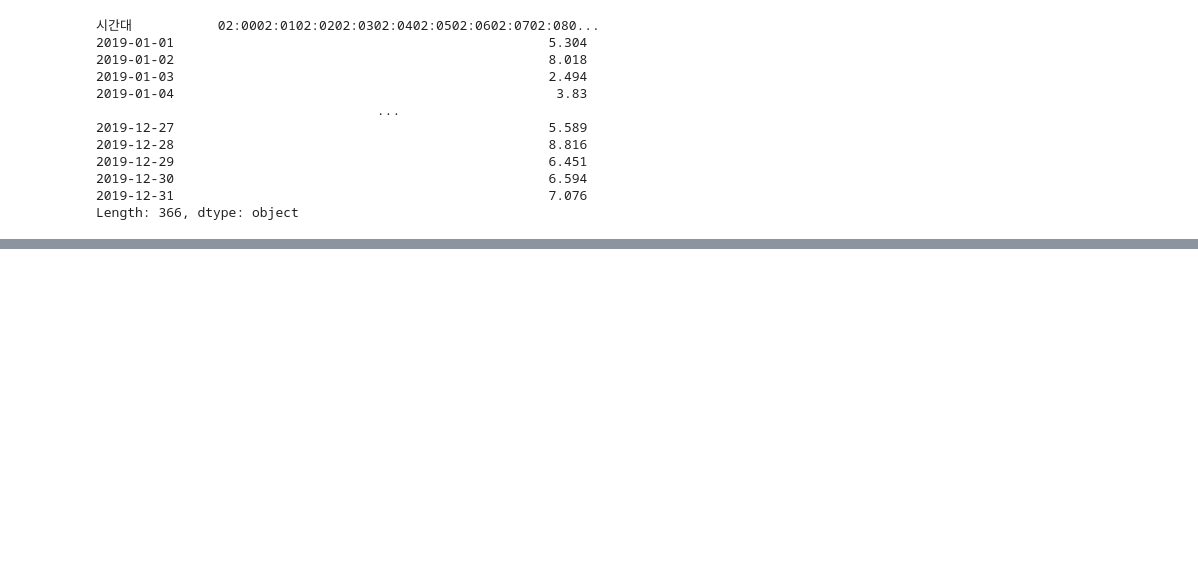
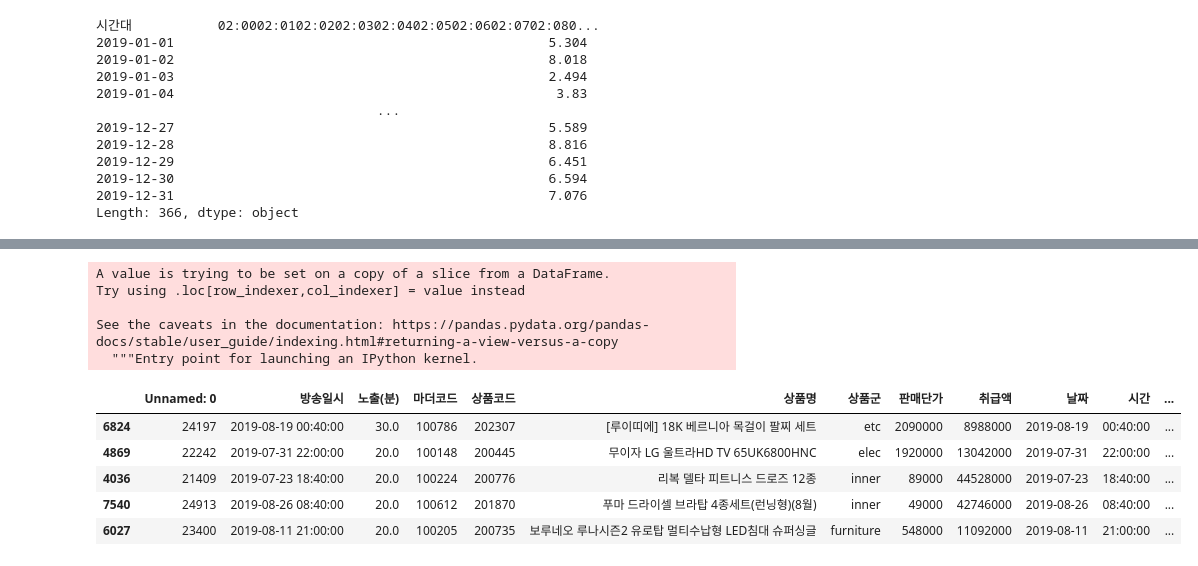
Before and after one commit to HWANG-HOE-SUN/bigcon, a Jupyter notebook: Code_Merge.ipynb, the cells around one changed output, grey strips where cells are left out. Saved outputs shown, nothing was run; the diff lists cells and outputs as text; code cells hidden in the pictures; blank space fills up the shorter version.

```diff
--- a/Code_Merge.ipynb
+++ b/Code_Merge.ipynb
@@ -682,0 +680,3 @@ fmt = '.2f', linewidths=.5, cmap='Blues')
+# %%
+y_train = train['주문량']
+x_train = train.drop('주문량',axis=1)
@@ -682,0 +706,3 @@ fmt = '.2f', linewidths=.5, cmap='Blues')
+# %%
+from sklearn.model_selection import train_test_split
+X_train, X_test, Y_train, Y_test = train_test_split(x_train, y_train, test_size=0.2, random_state=42)
@@ -682,0 +756,3 @@ fmt = '.2f', linewidths=.5, cmap='Blues')
+# %%
+enc_nom_1 = (X_train.groupby('분류').size())/len(X_train)
+enc_nom_1
@@ -682,0 +809,15 @@ fmt = '.2f', linewidths=.5, cmap='Blues')
+# %%
+X_train['freq_enc_cate'] = X_train['분류'].apply(lambda x:enc_nom_1[x])
+X_train.head()
+# %% [output]
+A value is trying to be set on a copy of a slice from a DataFrame.
+Try using .loc[row_indexer,col_indexer] = value instead
+
+See the caveats in the documentation: https://pandas.pydata.org/pandas-docs/stable/user_guide/indexing.html#returning-a-view-versus-a-copy
+  """Entry point for launching an IPython kernel.
+|  | Unnamed: 0 | 방송일시 | 노출(분) | 마더코드 | 상품코드 | 상품명 | 상품군 | 판매단가 | 취급액 | 날짜 | 시간 | ... |
+| 6824 | 24197 | 2019-08-19 00:40:00 | 30.0 | 100786 | 202307 | [루이띠에] 18K 베르니아 목걸이 팔찌 세트 | etc | 2090000 | 8988000 | 2019-08-19 | 00:40:00 | ... |
+| 4869 | 22242 | 2019-07-31 22:00:00 | 20.0 | 100148 | 200445 | 무이자 LG 울트라HD TV 65UK6800HNC | elec | 1920000 | 13042000 | 2019-07-31 | 22:00:00 | ... |
+| 4036 | 21409 | 2019-07-23 18:40:00 | 20.0 | 100224 | 200776 | 리복 델타 피트니스 드로즈 12종 | inner | 89000 | 44528000 | 2019-07-23 | 18:40:00 | ... |
+| 7540 | 24913 | 2019-08-26 08:40:00 | 20.0 | 100612 | 201870 | 푸마 드라이셀 브라탑 4종세트(런닝형)(8월) | inner | 49000 | 42746000 | 2019-08-26 | 08:40:00 | ... |
+| 6027 | 23400 | 2019-08-11 21:00:00 | 20.0 | 100205 | 200735 | 보루네오 루나시즌2 유로탑 멀티수납형 LED침대 슈퍼싱글 | furniture | 548000 | 11092000 | 2019-08-11 | 21:00:00 | ... |
```
Also changed, not shown: parts of 30 cells of this notebook.
